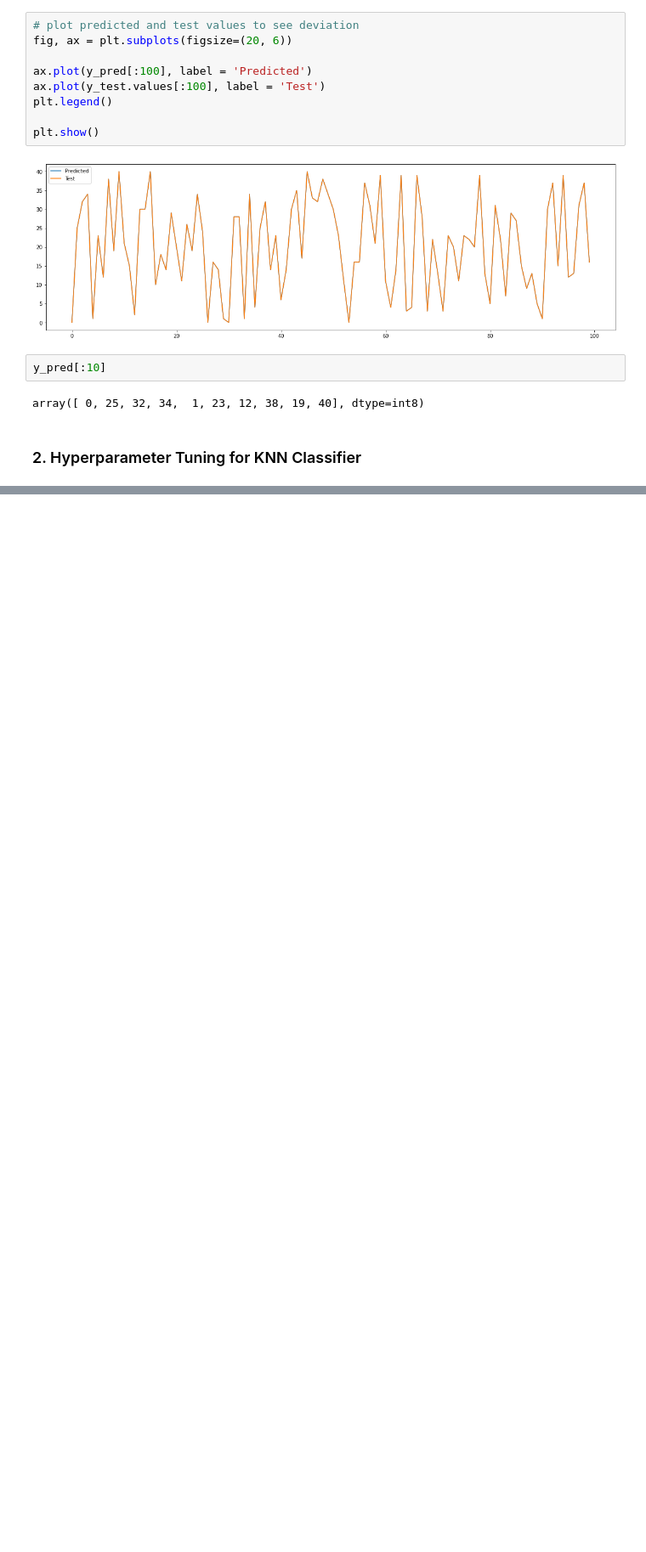
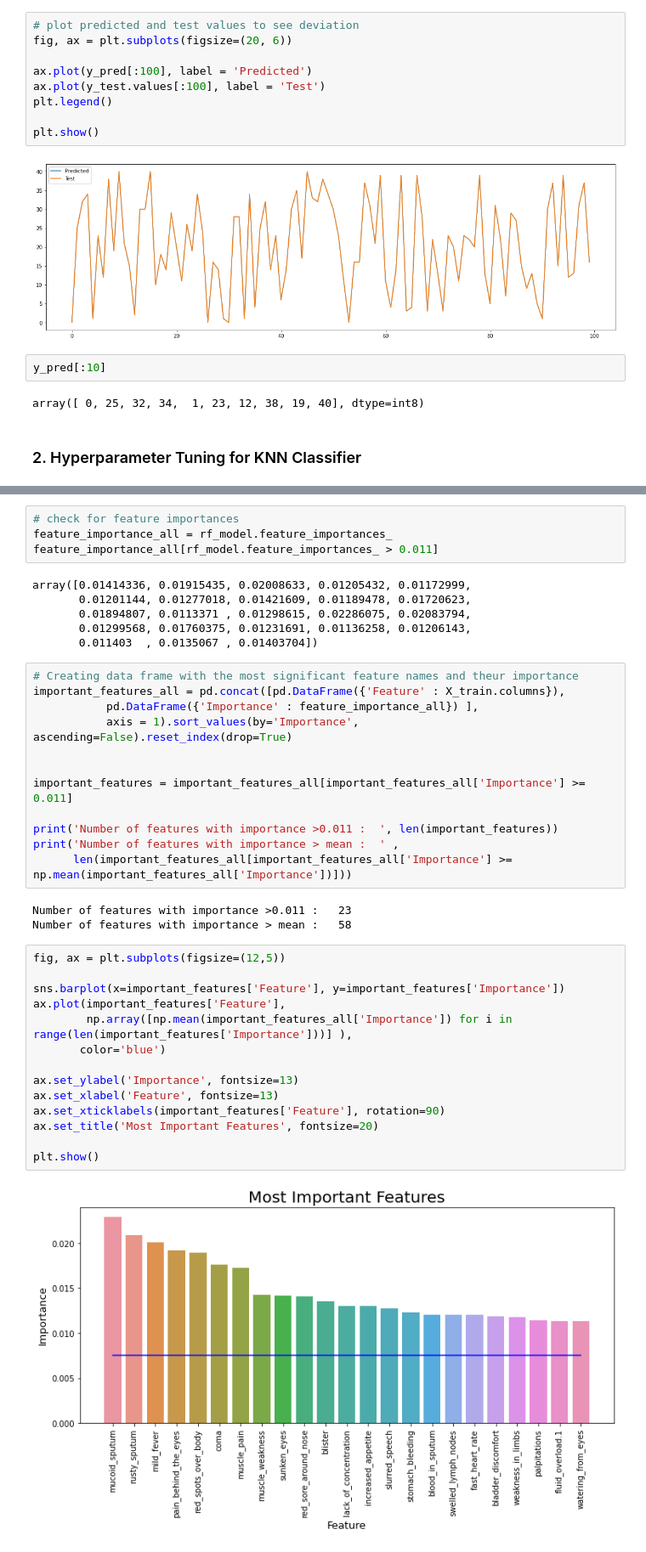
Before and after one commit to dinesh-gitrepo/UCDPA_DineshGangwar, a Jupyter notebook: ML_Model_for_Disease_Prediction.ipynb, the cells around one changed output, grey strips where cells are left out. Shown at 85% size. Saved outputs shown, nothing was run; the diff lists cells and outputs as text; blank space fills up the shorter version.

```diff
--- a/ML_Model_for_Disease_Prediction.ipynb
+++ b/ML_Model_for_Disease_Prediction.ipynb
@@ -470,0 +440,41 @@ pd.concat([pd.Series(X_train.columns[rf_model.feature_importances_ >= 0.011]),
+# %%
+# check for feature importances
+feature_importance_all = rf_model.feature_importances_
+feature_importance_all[rf_model.feature_importances_ > 0.011]
+# %% [output]
+array([0.01414336, 0.01915435, 0.02008633, 0.01205432, 0.01172999,
+       0.01201144, 0.01277018, 0.01421609, 0.01189478, 0.01720623,
+       0.01894807, 0.0113371 , 0.01298615, 0.02286075, 0.02083794,
+       0.01299568, 0.01760375, 0.01231691, 0.01136258, 0.01206143,
+       0.011403  , 0.0135067 , 0.01403704])
+# %%
+# Creating data frame with the most significant feature names and theur importance
+important_features_all = pd.concat([pd.DataFrame({'Feature' : X_train.columns}),
+           pd.DataFrame({'Importance' : feature_importance_all}) ],
+           axis = 1).sort_values(by='Importance', ascending=False).reset_index(drop=True)
+
+
+important_features = important_features_all[important_features_all['Importance'] >= 0.011]
+
+print('Number of features with importance >0.011 :  ', len(important_features))
+print('Number of features with importance > mean :  ' ,
+      len(important_features_all[important_features_all['Importance'] >= np.mean(important_features_all['Importance'])]))
+# %% [output]
+Number of features with importance >0.011 :   23
+Number of features with importance > mean :   58
+# %%
+fig, ax = plt.subplots(figsize=(12,5))
+
+sns.barplot(x=important_features['Feature'], y=important_features['Importance'])
+ax.plot(important_features['Feature'],
+        np.array([np.mean(important_features_all['Importance']) for i in range(len(important_features['Importance']))] ),
+       color='blue')
+
+ax.set_ylabel('Importance', fontsize=13)
+ax.set_xlabel('Feature', fontsize=13)
+ax.set_xticklabels(important_features['Feature'], rotation=90)
+ax.set_title('Most Important Features', fontsize=20)
+
+plt.show()
+# %% [output]
+[figure, added]
```
Also changed, not shown: parts of 28 cells of this notebook.
